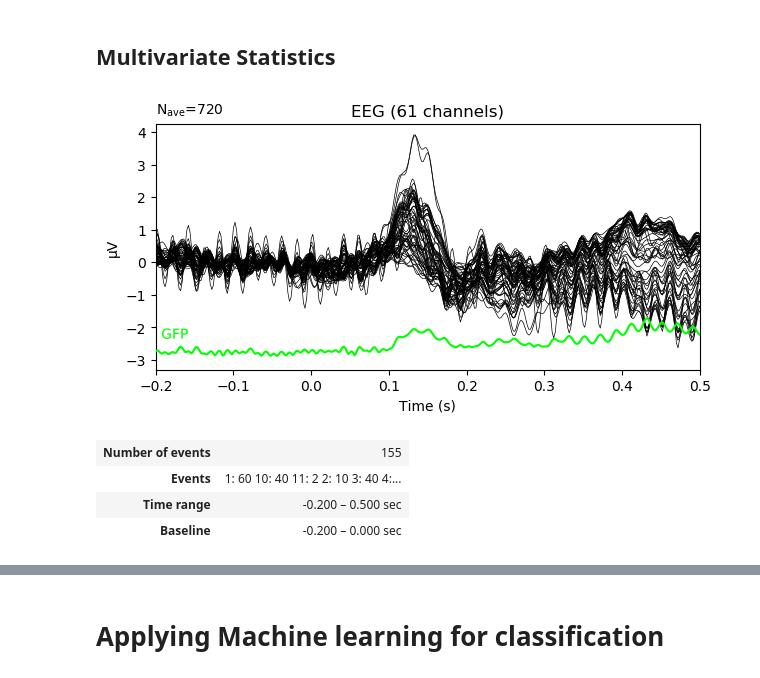
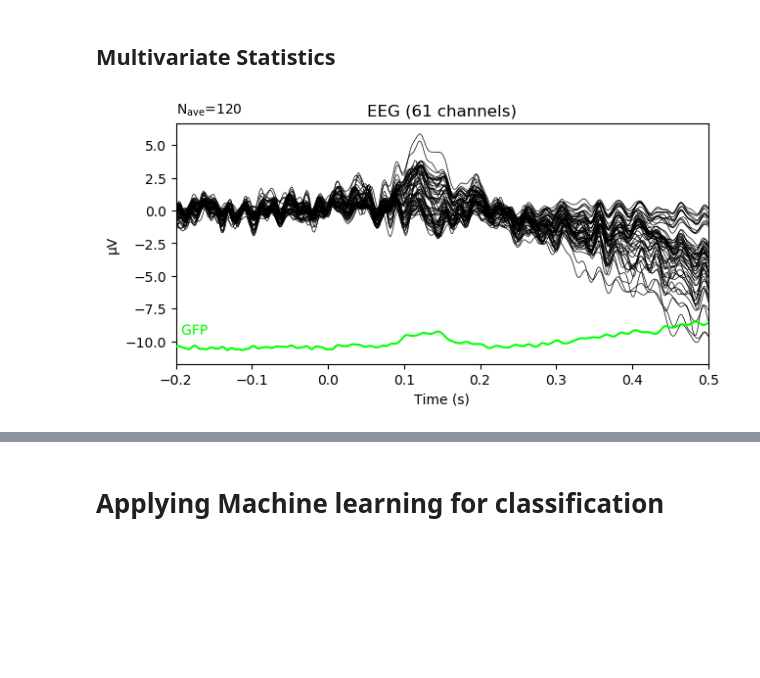
Before and after one commit to Arush0113/EEG_Pipeline, a Jupyter notebook: team02/Main.ipynb, the cells around one changed output, grey strips where cells are left out. Saved outputs shown, nothing was run; the diff lists cells and outputs as text; code cells hidden in the pictures; blank space fills up the shorter version.

```diff
--- a/team02/Main.ipynb
+++ b/team02/Main.ipynb
@@ -143,8 +161,8 @@ def mark_artifacts(ica, raw):
     ica.exclude = list(set(eeg_bads+ecg_bads+eog_bads))
 # %%
 #Marking bad components
-for f in files:
-    mark_artifacts(ica[f], raw[f])
+# for f in files:
+#     mark_artifacts(ica[f], raw[f])
 # %%
 ica['10_1'].plot_sources(raw['10_1'])
 # %%
@@ -377,35 +473,63 @@ mne.set_log_level('warning')
 # %%
 # epochs_101 = epochs['10_1']
 # %%
-evoked_diff = mne.combine_evoked([
+evoked_CUE_diff = mne.combine_evoked([
     evoked_101_cue,
     evoked_102_cue,
     evoked_121_cue,
     evoked_122_cue,
     evoked_131_cue,
     evoked_132_cue,
     evoked_281_cue,
     evoked_282_cue,
     evoked_311_cue,
     evoked_312_cue,
     evoked_321_cue,
     evoked_322_cue,
     ], weights = 'equal')
 
-evoked_diff.plot(gfp = True)
+evoked_GO_diff = mne.combine_evoked([
+    evoked_101_go,
+    evoked_102_go,
+    evoked_121_go,
+    evoked_122_go,
+    evoked_131_go,
+    evoked_132_go,
+    evoked_281_go,
+    evoked_282_go,
+    evoked_311_go,
+    evoked_312_go,
+    evoked_321_go,
+    evoked_322_go,
+    ], weights = 'equal')
+
+evoked_NOGO_diff = mne.combine_evoked([
+    evoked_101_nogo,
+    evoked_102_nogo,
+    evoked_121_nogo,
+    evoked_122_nogo,
+    evoked_131_nogo,
+    evoked_132_nogo,
+    evoked_281_nogo,
+    evoked_282_nogo,
+    evoked_311_nogo,
+    evoked_312_nogo,
+    evoked_321_nogo,
+    evoked_322_nogo,
+    ], weights = 'equal')
+
+
+evoked_CUE_diff.plot(gfp = True)
+evoked_GO_diff.plot(gfp = True)
+evoked_NOGO_diff.plot(gfp = True)
 # mne.viz.plot_compare_evokeds(
 #     [
 #         evoked_101_cue,
 #         evoked_101_go,
 #         evoked_diff
 #     ]
 # )
 # %% [output]
-[figure, old version]
+[figure, new version]
 # %%
 epochs['10_1']
-# %% [output]
-| Number of events | 155 |
-| Events | 1: 60 10: 40 11: 2 2: 10 3: 40 4:... |
-| Time range | -0.200 – 0.500 sec |
-| Baseline | -0.200 – 0.000 sec |
```
Also changed, not shown: parts of 17 cells of this notebook.
